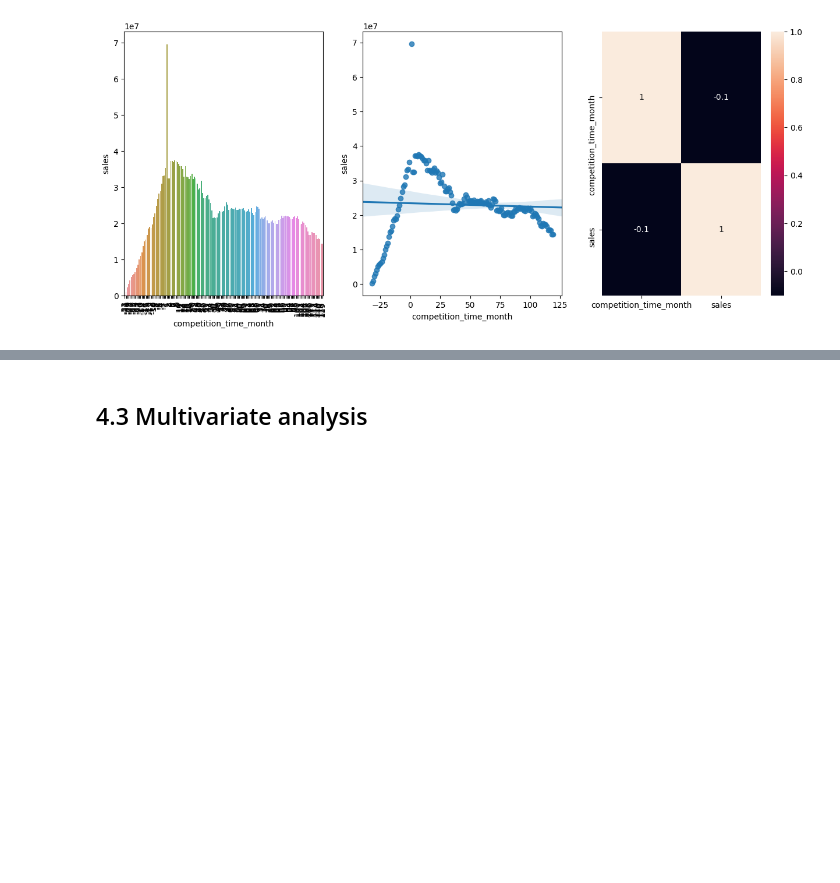
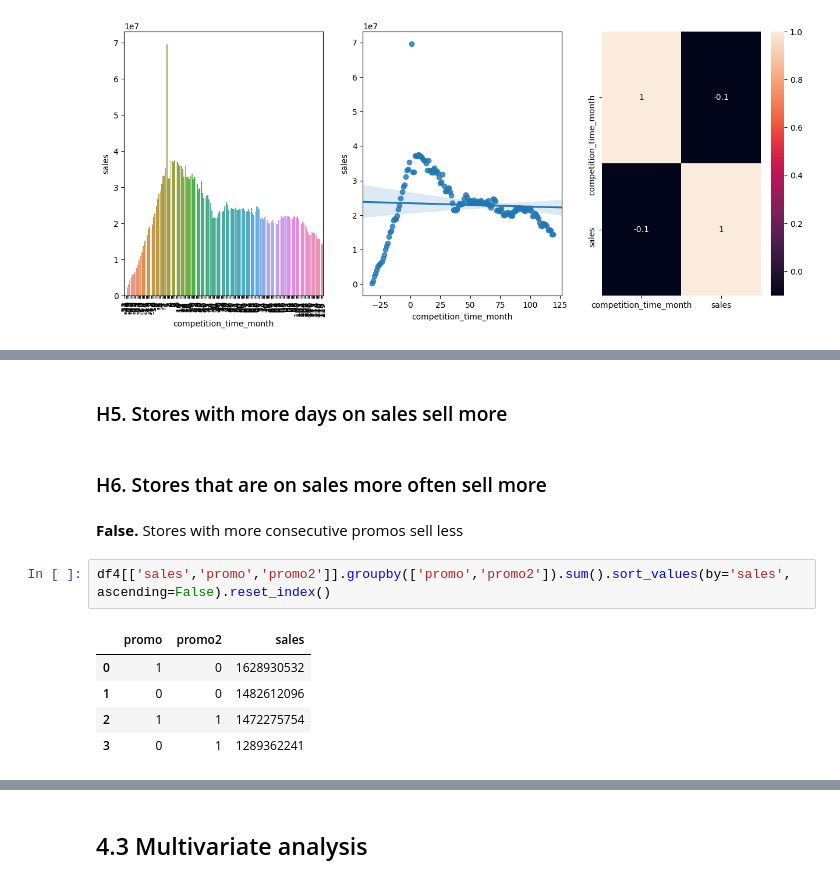
Before and after one commit to mmuriloj/Rossmann-Store-Sales, a Jupyter notebook: m04_v01_salesPrediction.ipynb, the cells around one changed output, grey strips where cells are left out. Cells and saved outputs as stored; diff of their text form; blank space fills up the shorter version.

```diff
--- a/m04_v01_salesPrediction.ipynb
+++ b/m04_v01_salesPrediction.ipynb
@@ -451,0 +487,14 @@ sns.heatmap(aux1.corr(method='pearson'), annot=True);
+# %% [markdown]
+### H5. Stores with more days on sales sell more
+# %% [markdown]
+### H6. Stores that are on sales more often sell more
+# %% [markdown]
+**False.** Stores with more consecutive promos sell less
+# %%
+df4[['sales','promo','promo2']].groupby(['promo','promo2']).sum().sort_values(by='sales', ascending=False).reset_index()
+# %% [output]
+|  | promo | promo2 | sales |
+| 0 | 1 | 0 | 1628930532 |
+| 1 | 0 | 0 | 1482612096 |
+| 2 | 1 | 1 | 1472275754 |
+| 3 | 0 | 1 | 1289362241 |
```
Also changed, not shown: parts of 11 cells of this notebook.
